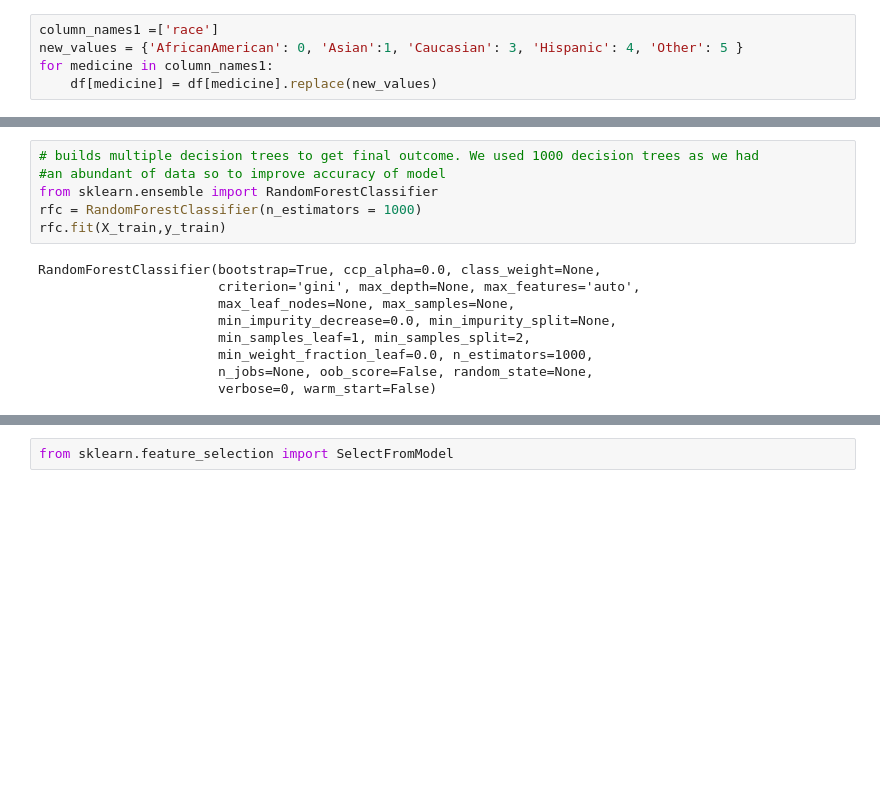
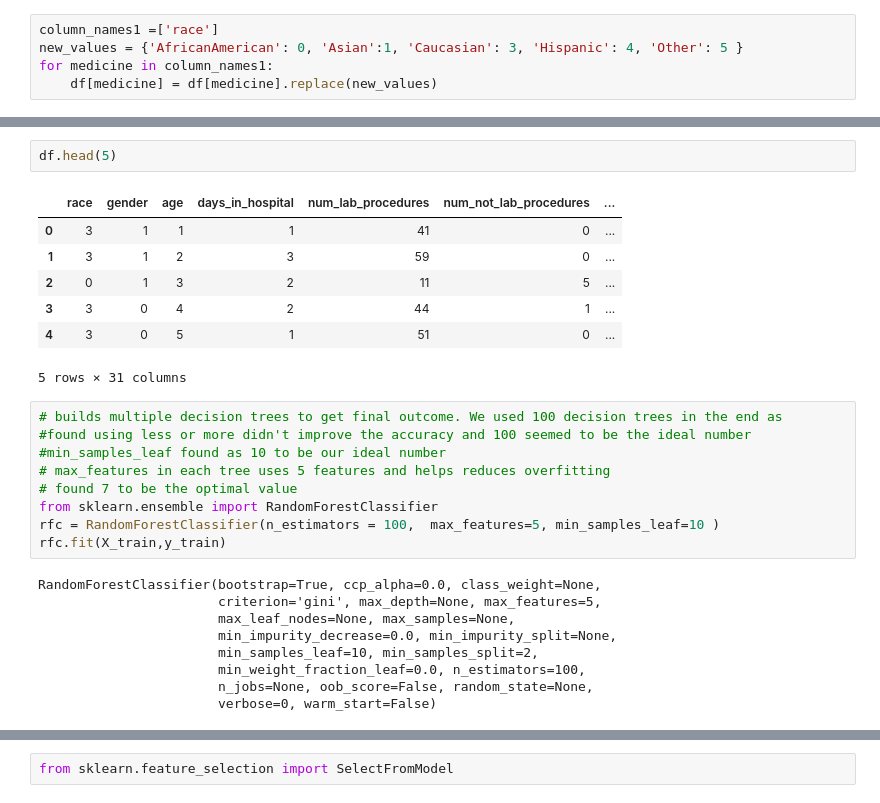
Before and after one commit to susan289/Diabetes, a Jupyter notebook: Random Forest .ipynb, the cells around one changed output, grey strips where cells are left out. Drawn from its saved outputs; the diff is of its cells as text; blank space fills up the shorter version.

```diff
--- a/Random Forest .ipynb
+++ b/Random Forest .ipynb
@@ -76,16 +146,29 @@ len(X_train)
+# %%
+df.head(5)
+# %% [output]
+|  | race | gender | age | days_in_hospital | num_lab_procedures | num_not_lab_procedures | ... |
+| 0 | 3 | 1 | 1 | 1 | 41 | 0 | ... |
+| 1 | 3 | 1 | 2 | 3 | 59 | 0 | ... |
+| 2 | 0 | 1 | 3 | 2 | 11 | 5 | ... |
+| 3 | 3 | 0 | 4 | 2 | 44 | 1 | ... |
+| 4 | 3 | 0 | 5 | 1 | 51 | 0 | ... |
+5 rows × 31 columns
 # %%
-# builds multiple decision trees to get final outcome. We used 1000 decision trees as we had
-#an abundant of data so to improve accuracy of model
+# builds multiple decision trees to get final outcome. We used 100 decision trees in the end as
+#found using less or more didn't improve the accuracy and 100 seemed to be the ideal number
+#min_samples_leaf found as 10 to be our ideal number
+# max_features in each tree uses 5 features and helps reduces overfitting
+# found 7 to be the optimal value
 from sklearn.ensemble import RandomForestClassifier
-rfc = RandomForestClassifier(n_estimators = 1000)
+rfc = RandomForestClassifier(n_estimators = 100,  max_features=5, min_samples_leaf=10 )
 rfc.fit(X_train,y_train)
 # %% [output]
 RandomForestClassifier(bootstrap=True, ccp_alpha=0.0, class_weight=None,
-                       criterion='gini', max_depth=None, max_features='auto',
+                       criterion='gini', max_depth=None, max_features=5,
                        max_leaf_nodes=None, max_samples=None,
                        min_impurity_decrease=0.0, min_impurity_split=None,
-                       min_samples_leaf=1, min_samples_split=2,
-                       min_weight_fraction_leaf=0.0, n_estimators=1000,
+                       min_samples_leaf=10, min_samples_split=2,
+                       min_weight_fraction_leaf=0.0, n_estimators=100,
                        n_jobs=None, oob_score=False, random_state=None,
                        verbose=0, warm_start=False)
 # %%
```
Also changed, not shown: parts of 26 cells of this notebook.
